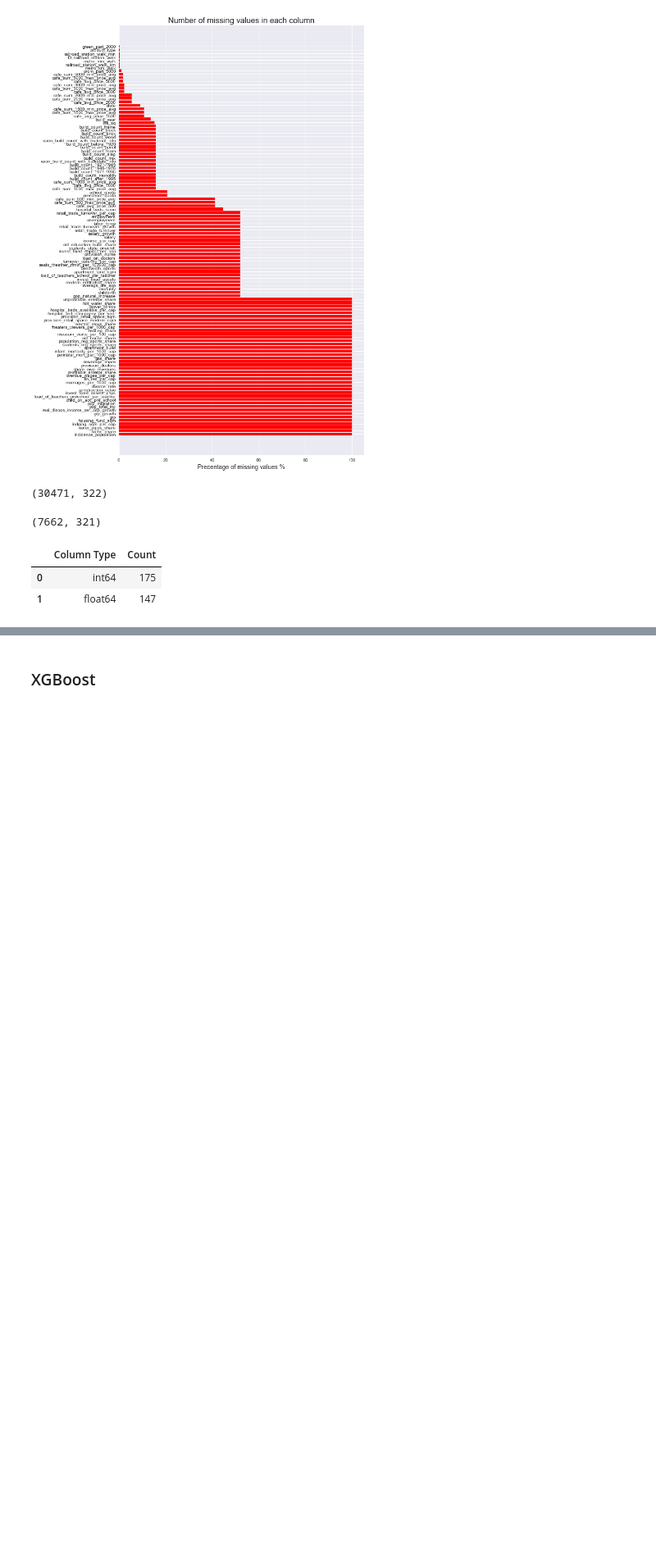
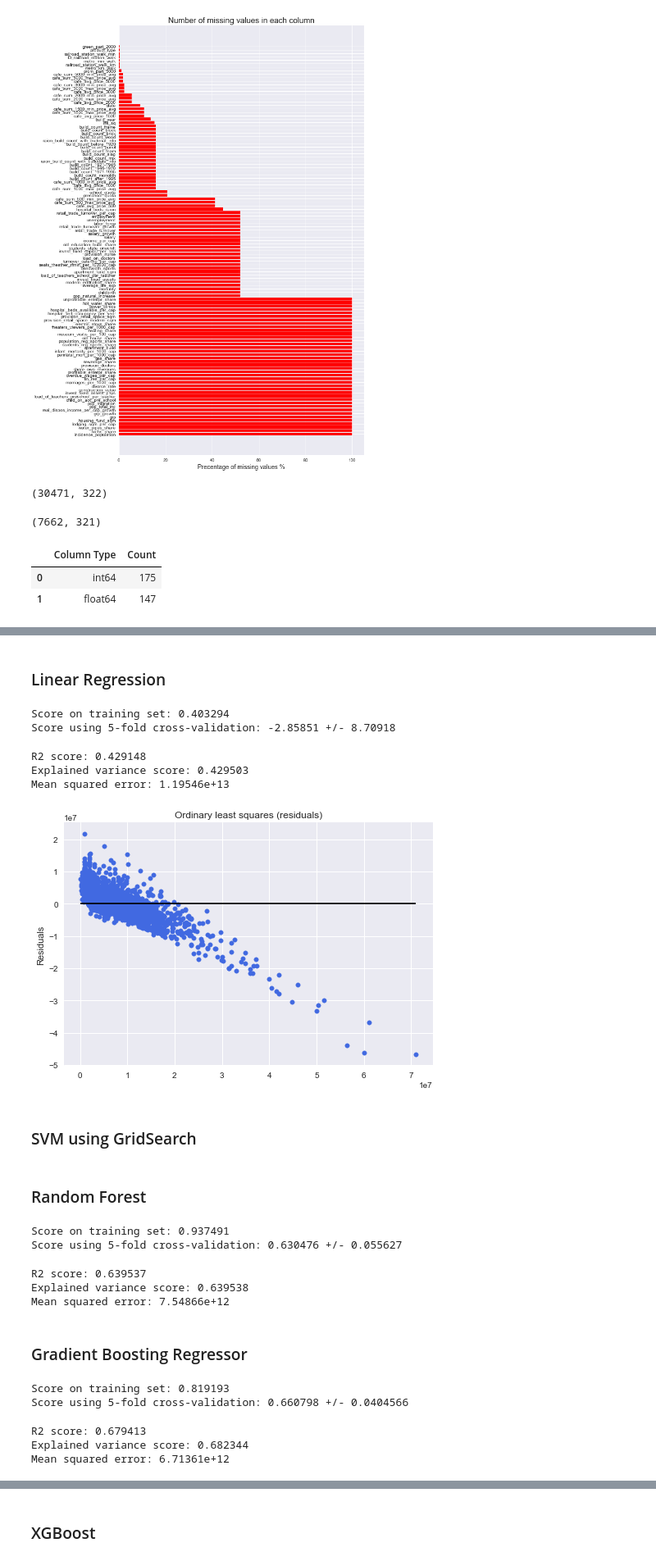
Before and after one commit to Chelimin/sberbank, a Jupyter notebook: MLND_Capstone_ Sberbank_stacking.ipynb, the cells around one changed output, grey strips where cells are left out. Shown at 82% size. Saved outputs shown, nothing was run; the diff lists cells and outputs as text; code cells hidden in the pictures; blank space fills up the shorter version.

```diff
--- a/MLND_Capstone_ Sberbank_v2.ipynb
+++ b/MLND_Capstone_ Sberbank_stacking.ipynb
@@ -138,0 +161,4 @@ for c in x_test.columns:
+# %%
+scaler = preprocessing.StandardScaler()
+X_train = scaler.fit_transform(X_train)
+X_test = scaler.transform(X_test)
@@ -138,0 +187,34 @@ for c in x_test.columns:
+# %% [markdown]
+### Linear Regression
+# %%
+# Ordinary least squares Linear Regression
+
+from sklearn import linear_model
+clf_lr = linear_model.LinearRegression()
+train_and_evaluate(clf_lr, X_train, y_train.ravel())
+# %% [output]
+Score on training set: 0.403294
+Score using 5-fold cross-validation: -2.85851 +/- 8.70918
+# %%
+# Test model prediction on test data
+y_pred = clf_lr.predict(X_test)
+print('R2 score: {:g}'.format(metrics.r2_score(y_test, y_pred)))
+print('Explained variance score: {:g}'.format(metrics.explained_variance_score(y_test, y_pred)))
+print('Mean squared error: {:g}'.format(metrics.mean_squared_error(y_test, y_pred)))
+# %% [output]
+R2 score: 0.429148
+Explained variance score: 0.429503
+Mean squared error: 1.19546e+13
+# %%
+# Residual plot
+fig, ax = plt.subplots(figsize=(7,5))
+ax.set_title('Ordinary least squares (residuals)')
+ax.scatter(y_test, y_pred-y_test, color='royalblue', s=30)
+ax.set_ylabel('Residuals')
+ax.hlines(0, y_test.min(), y_test.max())
+plt.tight_layout()
+plt.show()
+# %% [output]
+[figure, added]
+# %% [markdown]
+### SVM using GridSearch
@@ -138,0 +248,40 @@ for c in x_test.columns:
+# %% [markdown]
+### Random Forest
+# %%
+# RandomForestRegressor
+
+forest = RandomForestRegressor()
+train_and_evaluate(forest, X_train, y_train)
+# %% [output]
+Score on training set: 0.937491
+Score using 5-fold cross-validation: 0.630476 +/- 0.055627
+# %%
+# Test model prediction on test data
+
+y_pred = forest.predict(X_test)
+print('R2 score: {:g}'.format(metrics.r2_score(y_test, y_pred)))
+print('Explained variance score: {:g}'.format(metrics.explained_variance_score(y_test, y_pred)))
+print('Mean squared error: {:g}'.format(metrics.mean_squared_error(y_test, y_pred)))
+# %% [output]
+R2 score: 0.639537
+Explained variance score: 0.639538
+Mean squared error: 7.54866e+12
+# %% [markdown]
+### Gradient Boosting Regressor
+# %%
+# Gradient Boosting Regressor
+clf_gb = GradientBoostingRegressor(loss='lad', max_depth=10, n_estimators=100)
+train_and_evaluate(clf_gb, X_train, y_train)
+# %% [output]
+Score on training set: 0.819193
+Score using 5-fold cross-validation: 0.660798 +/- 0.0404566
+# %%
+# Test model prediction on test data
+y_pred = clf_gb.predict(X_test)
+print('R2 score: {:g}'.format(metrics.r2_score(y_test, y_pred)))
+print('Explained variance score: {:g}'.format(metrics.explained_variance_score(y_test, y_pred)))
+print('Mean squared error: {:g}'.format(metrics.mean_squared_error(y_test, y_pred)))
+# %% [output]
+R2 score: 0.679413
+Explained variance score: 0.682344
+Mean squared error: 6.71361e+12
```
Also changed, not shown: parts of 35 cells of this notebook, 3 other files.
